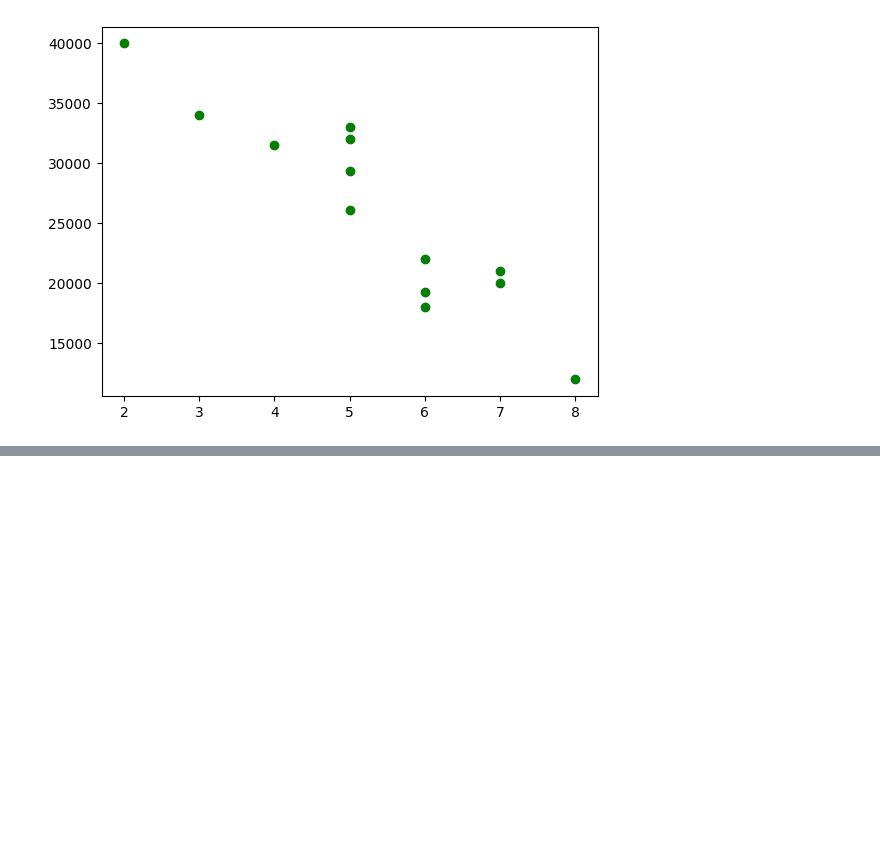
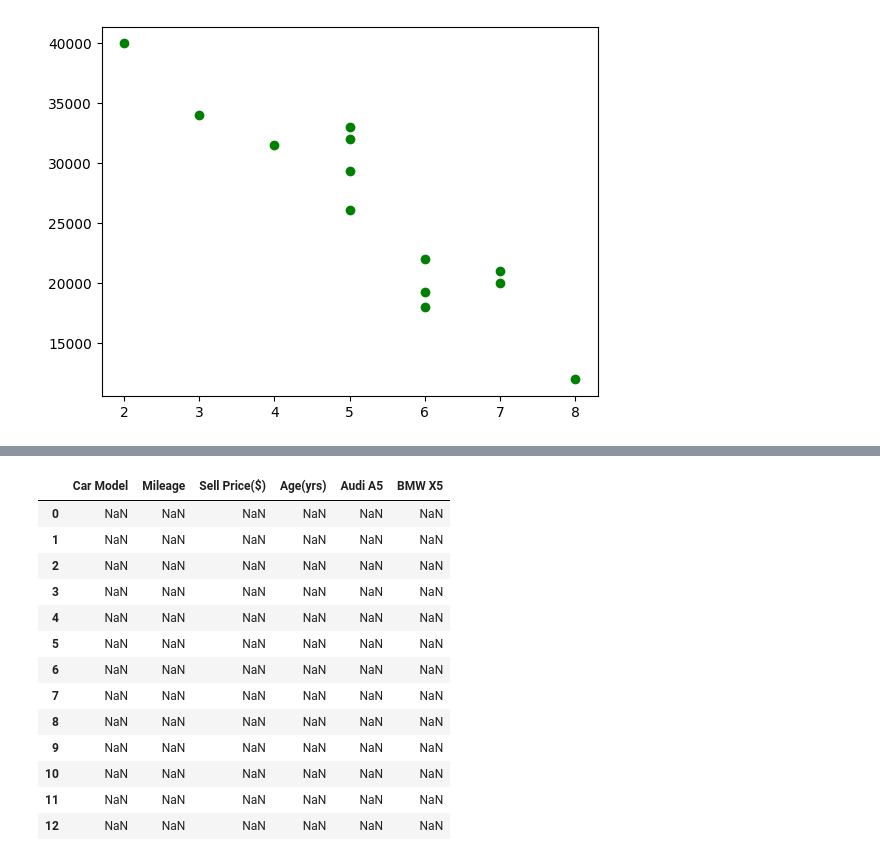
Before and after one commit to yeshwanth5/MachineLearning, a Jupyter notebook: carpricesPredictor.ipynb, the cells around one changed output, grey strips where cells are left out. Drawn from its saved outputs; the diff is of its cells as text; code cells hidden in the pictures; blank space fills up the shorter version.

```diff
--- a/carpricesPredictor.ipynb
+++ b/carpricesPredictor.ipynb
@@ -210,0 +272,17 @@ plt.scatter(df['Age(yrs)'],df['Sell Price($)'],color='green')
+# %%
+df[df.isnull()]
+# %% [output]
+|  | Car Model | Mileage | Sell Price($) | Age(yrs) | Audi A5 | BMW X5 |
+| 0 | NaN | NaN | NaN | NaN | NaN | NaN |
+| 1 | NaN | NaN | NaN | NaN | NaN | NaN |
+| 2 | NaN | NaN | NaN | NaN | NaN | NaN |
+| 3 | NaN | NaN | NaN | NaN | NaN | NaN |
+| 4 | NaN | NaN | NaN | NaN | NaN | NaN |
+| 5 | NaN | NaN | NaN | NaN | NaN | NaN |
+| 6 | NaN | NaN | NaN | NaN | NaN | NaN |
+| 7 | NaN | NaN | NaN | NaN | NaN | NaN |
+| 8 | NaN | NaN | NaN | NaN | NaN | NaN |
+| 9 | NaN | NaN | NaN | NaN | NaN | NaN |
+| 10 | NaN | NaN | NaN | NaN | NaN | NaN |
+| 11 | NaN | NaN | NaN | NaN | NaN | NaN |
+| 12 | NaN | NaN | NaN | NaN | NaN | NaN |
```
Also changed, not shown: parts of 4 cells of this notebook.
